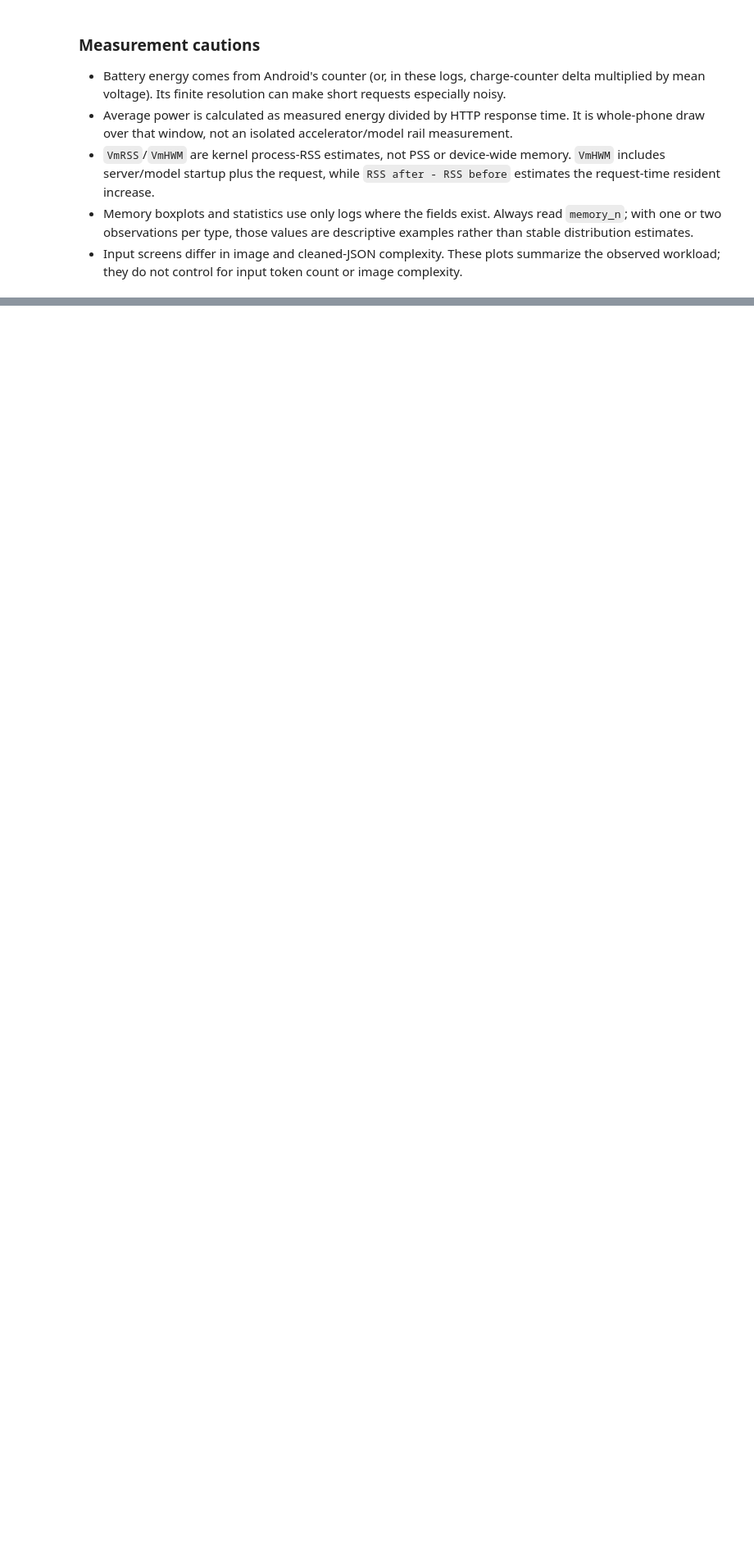
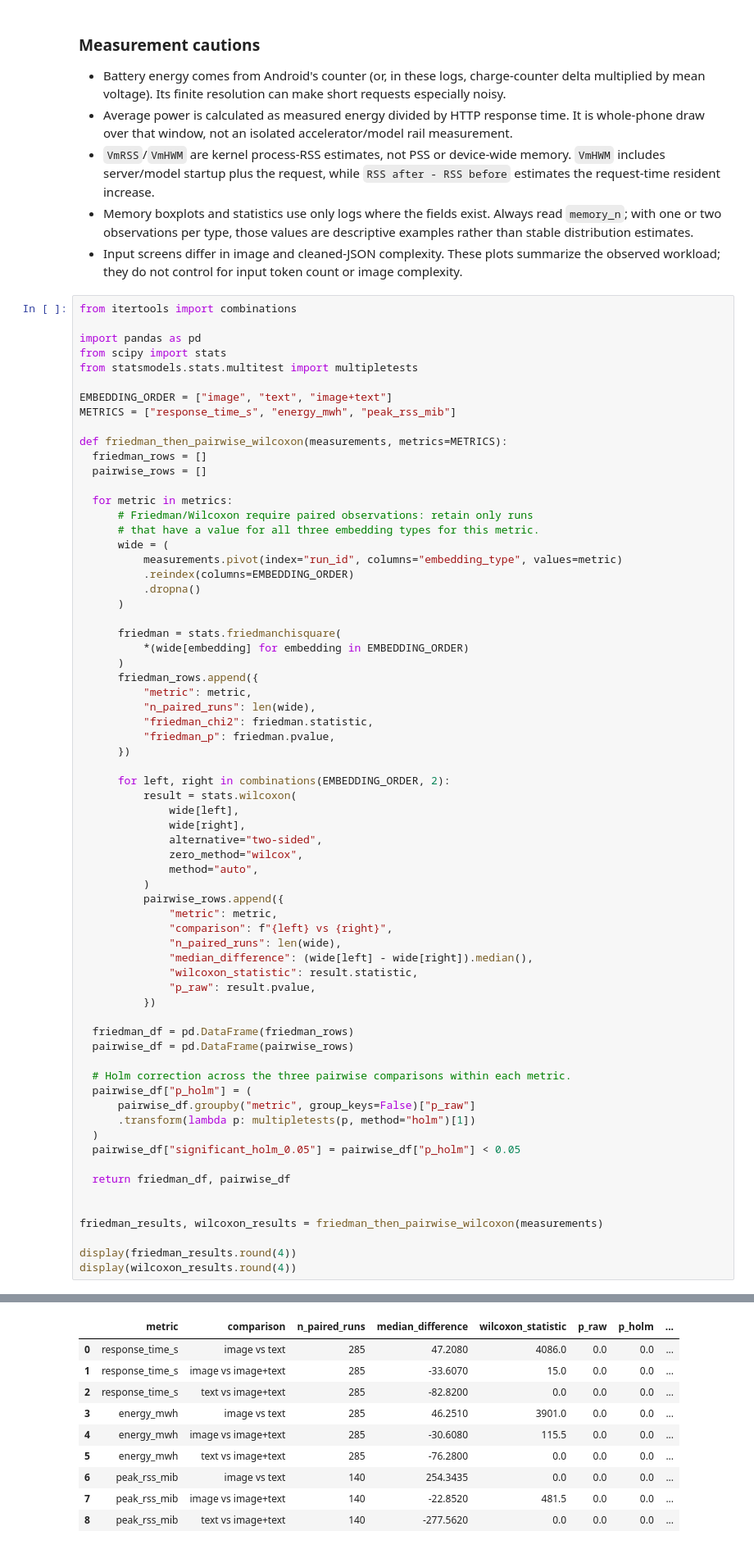
Before and after one commit to yigitBaysoyu/modernizing-screen2vec, a Jupyter notebook: _pixel.ipynb, the cells around one changed output, grey strips where cells are left out. Shown at 82% size. Saved outputs shown, nothing was run; the diff lists cells and outputs as text; blank space fills up the shorter version.

```diff
--- a/_pixel.ipynb
+++ b/_pixel.ipynb
@@ -384,3 +410,71 @@ display(comparison.round(3))
 - `VmRSS`/`VmHWM` are kernel process-RSS estimates, not PSS or device-wide memory. `VmHWM` includes server/model startup plus the request, while `RSS after - RSS before` estimates the request-time resident increase.
 - Memory boxplots and statistics use only logs where the fields exist. Always read `memory_n`; with one or two observations per type, those values are descriptive examples rather than stable distribution estimates.
 - Input screens differ in image and cleaned-JSON complexity. These plots summarize the observed workload; they do not control for input token count or image complexity.
+# %%
+from itertools import combinations
+
+import pandas as pd
+from scipy import stats
+from statsmodels.stats.multitest import multipletests
+
+EMBEDDING_ORDER = ["image", "text", "image+text"]
+METRICS = ["response_time_s", "energy_mwh", "peak_rss_mib"]
+
+def friedman_then_pairwise_wilcoxon(measurements, metrics=METRICS):
+  friedman_rows = []
+  pairwise_rows = []
+
+  for metric in metrics:
+      # Friedman/Wilcoxon require paired observations: retain only runs
+      # that have a value for all three embedding types for this metric.
+      wide = (
+          measurements.pivot(index="run_id", columns="embedding_type", values=metric)
+          .reindex(columns=EMBEDDING_ORDER)
+          .dropna()
+      )
+
+      friedman = stats.friedmanchisquare(
+          *(wide[embedding] for embedding in EMBEDDING_ORDER)
+      )
+      friedman_rows.append({
+          "metric": metric,
+          "n_paired_runs": len(wide),
+          "friedman_chi2": friedman.statistic,
+          "friedman_p": friedman.pvalue,
+      })
+
+      for left, right in combinations(EMBEDDING_ORDER, 2):
+          result = stats.wilcoxon(
+              wide[left],
+              wide[right],
+              alternative="two-sided",
+              zero_method="wilcox",
+              method="auto",
+          )
+          pairwise_rows.append({
+              "metric": metric,
+              "comparison": f"{left} vs {right}",
+              "n_paired_runs": len(wide),
+              "median_difference": (wide[left] - wide[right]).median(),
+              "wilcoxon_statistic": result.statistic,
+              "p_raw": result.pvalue,
+          })
+
+  friedman_df = pd.DataFrame(friedman_rows)
+  pairwise_df = pd.DataFrame(pairwise_rows)
+
+  # Holm correction across the three pairwise comparisons within each metric.
+  pairwise_df["p_holm"] = (
+      pairwise_df.groupby("metric", group_keys=False)["p_raw"]
+      .transform(lambda p: multipletests(p, method="holm")[1])
+  )
+  pairwise_df["significant_holm_0.05"] = pairwise_df["p_holm"] < 0.05
+
+  return friedman_df, pairwise_df
+
+
+friedman_results, wilcoxon_results = friedman_then_pairwise_wilcoxon(measurements)
+
+display(friedman_results.round(4))
+display(wilcoxon_results.round(4))
+# %% [output]
@@ -386,0 +485,10 @@ display(comparison.round(3))
+|  | metric | comparison | n_paired_runs | median_difference | wilcoxon_statistic | p_raw | p_holm | ... |
+| 0 | response_time_s | image vs text | 285 | 47.2080 | 4086.0 | 0.0 | 0.0 | ... |
+| 1 | response_time_s | image vs image+text | 285 | -33.6070 | 15.0 | 0.0 | 0.0 | ... |
+| 2 | response_time_s | text vs image+text | 285 | -82.8200 | 0.0 | 0.0 | 0.0 | ... |
+| 3 | energy_mwh | image vs text | 285 | 46.2510 | 3901.0 | 0.0 | 0.0 | ... |
+| 4 | energy_mwh | image vs image+text | 285 | -30.6080 | 115.5 | 0.0 | 0.0 | ... |
+| 5 | energy_mwh | text vs image+text | 285 | -76.2800 | 0.0 | 0.0 | 0.0 | ... |
+| 6 | peak_rss_mib | image vs text | 140 | 254.3435 | 0.0 | 0.0 | 0.0 | ... |
+| 7 | peak_rss_mib | image vs image+text | 140 | -22.8520 | 481.5 | 0.0 | 0.0 | ... |
+| 8 | peak_rss_mib | text vs image+text | 140 | -277.5620 | 0.0 | 0.0 | 0.0 | ... |
```
Also changed, not shown: parts of 7 cells of this notebook, 1 other file.
